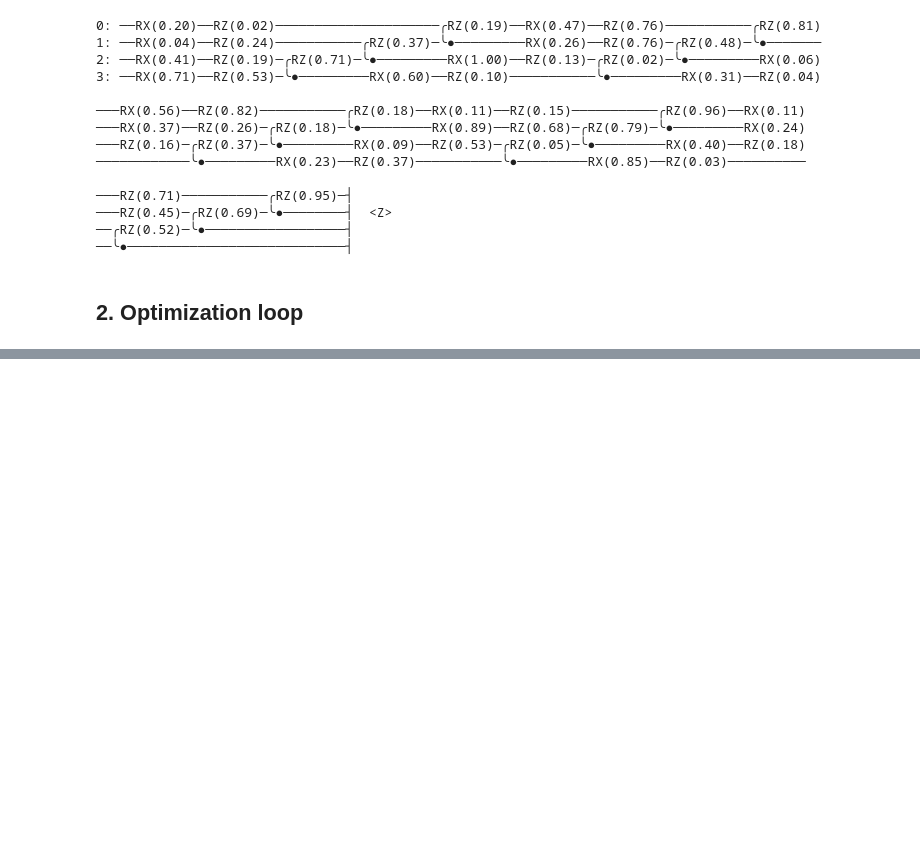
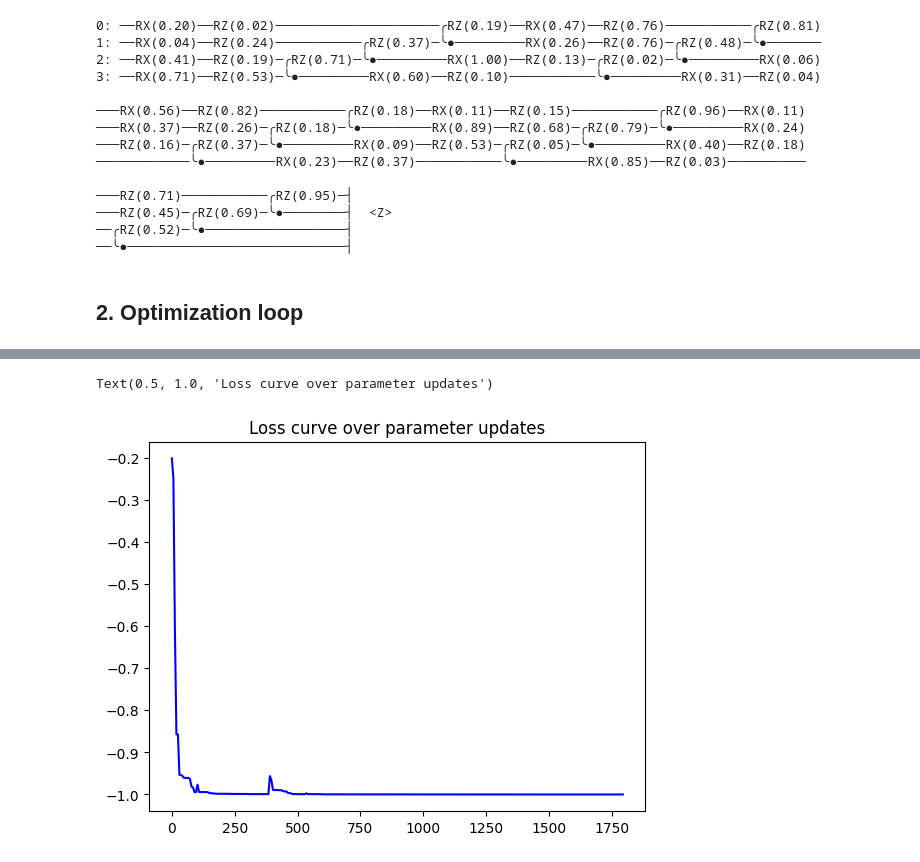
Before and after one commit to schweikart/crotosolve, a Jupyter notebook: code/gradient-free-crp.ipynb, the cells around one changed output, grey strips where cells are left out. Drawn from its saved outputs; the diff is of its cells as text; code cells hidden in the pictures; blank space fills up the shorter version.

```diff
--- a/code/gradient-free-crp.ipynb
+++ b/code/gradient-free-crp.ipynb
@@ -128,0 +123,9 @@ tensor([[[5.96517072, 6.00756611, 2.62812314],
+# %%
+
+fig, ax = plt.subplots()
+# multiply num of updates by 6 to get number of evaluations
+ax.plot(6 * np.array(range(len(updates_dataset))), updates_dataset, 'b')
+ax.set_title("Loss curve over circuit evaluations")
+# %% [output]
+Text(0.5, 1.0, 'Loss curve over parameter updates')
+[figure, added]
```
Also changed, not shown: parts of 4 cells of this notebook.
